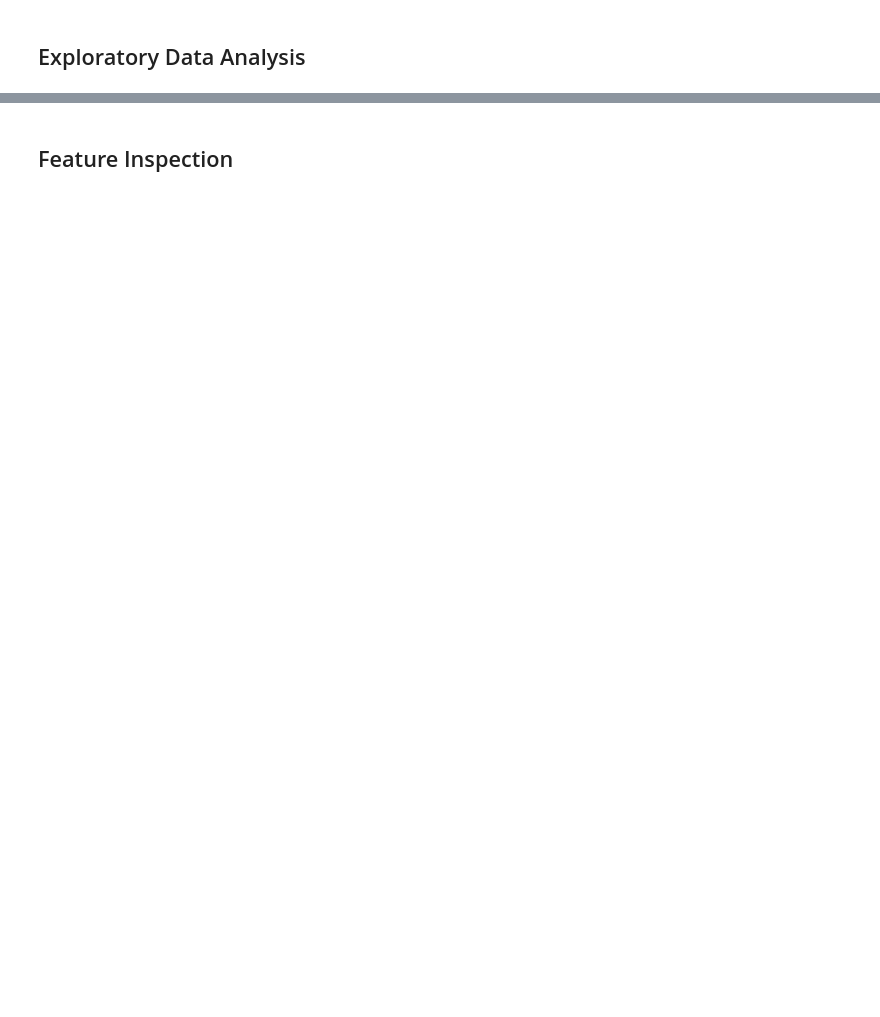
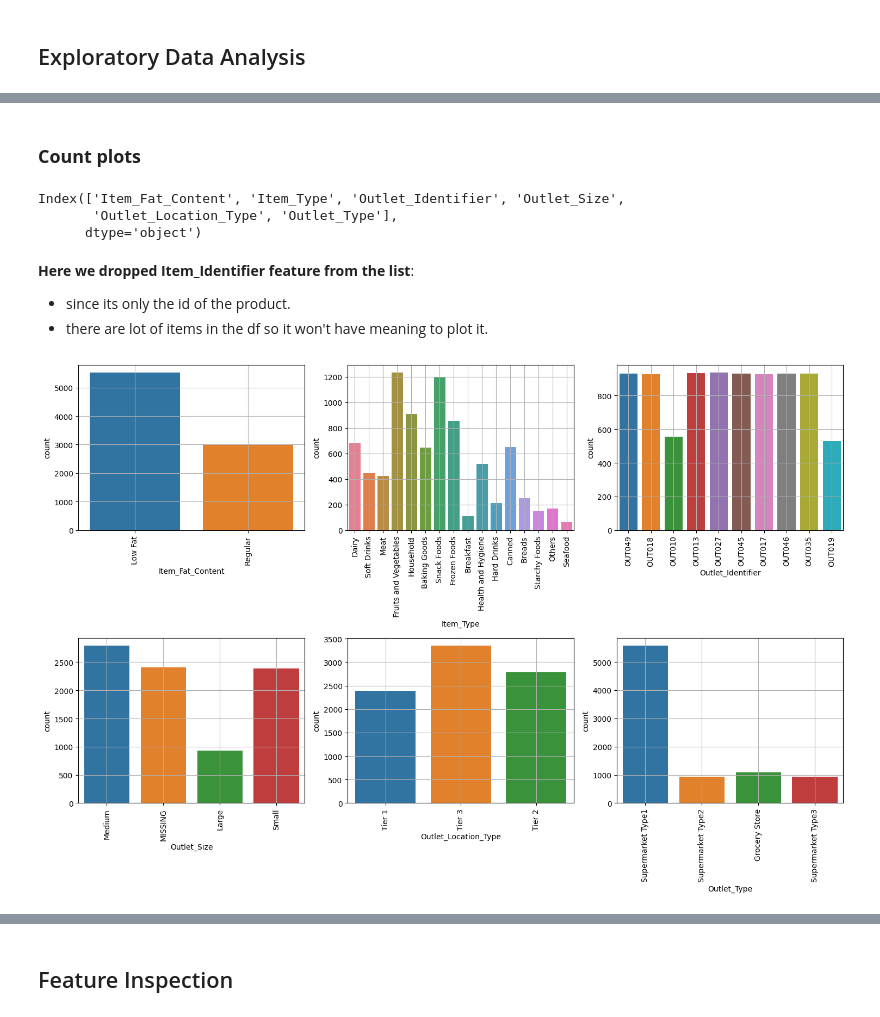
Before and after one commit to SamiOmran/Prediction-of-Product-Sales, a Jupyter notebook: Prediction_of_Product_Sales.ipynb, the cells around one changed output, grey strips where cells are left out. Drawn from its saved outputs; the diff is of its cells as text; code cells hidden in the pictures; blank space fills up the shorter version.

```diff
--- a/Prediction_of_Product_Sales.ipynb
+++ b/Prediction_of_Product_Sales.ipynb
@@ -247,0 +338,35 @@ df[num_cols].describe().round(3)
+# %% [markdown]
+### **Count plots**
+# %%
+cat_cols = df.select_dtypes('O').drop('Item_Identifier', axis = 1).columns
+cat_cols
+# %% [output]
+Index(['Item_Fat_Content', 'Item_Type', 'Outlet_Identifier', 'Outlet_Size',
+       'Outlet_Location_Type', 'Outlet_Type'],
+      dtype='object')
+# %% [markdown]
+**Here we dropped Item_Identifier feature from the list**:
+- since its only the id of the product.
+- there are lot of items in the df so it won't have meaning to plot it.
+# %%
+fig, ax = plt.subplots(2, 3, figsize = (15, 10));
+
+for i in range(2):
+  for j in range(3):
+    index = i*3+j
+    if index < len(cat_cols):
+      feature_name = cat_cols[index]
+
+      subplot = sns.countplot(
+          data = df,
+          x = df[feature_name],
+          ax = ax[i, j],
+          hue = df[feature_name],
+      )
+      subplot.xaxis.set_tick_params(rotation = 90)
+      subplot.grid()
+
+fig.tight_layout()
+plt.show()
+# %% [output]
+[figure, added]
```
Also changed, not shown: parts of 29 cells of this notebook.
